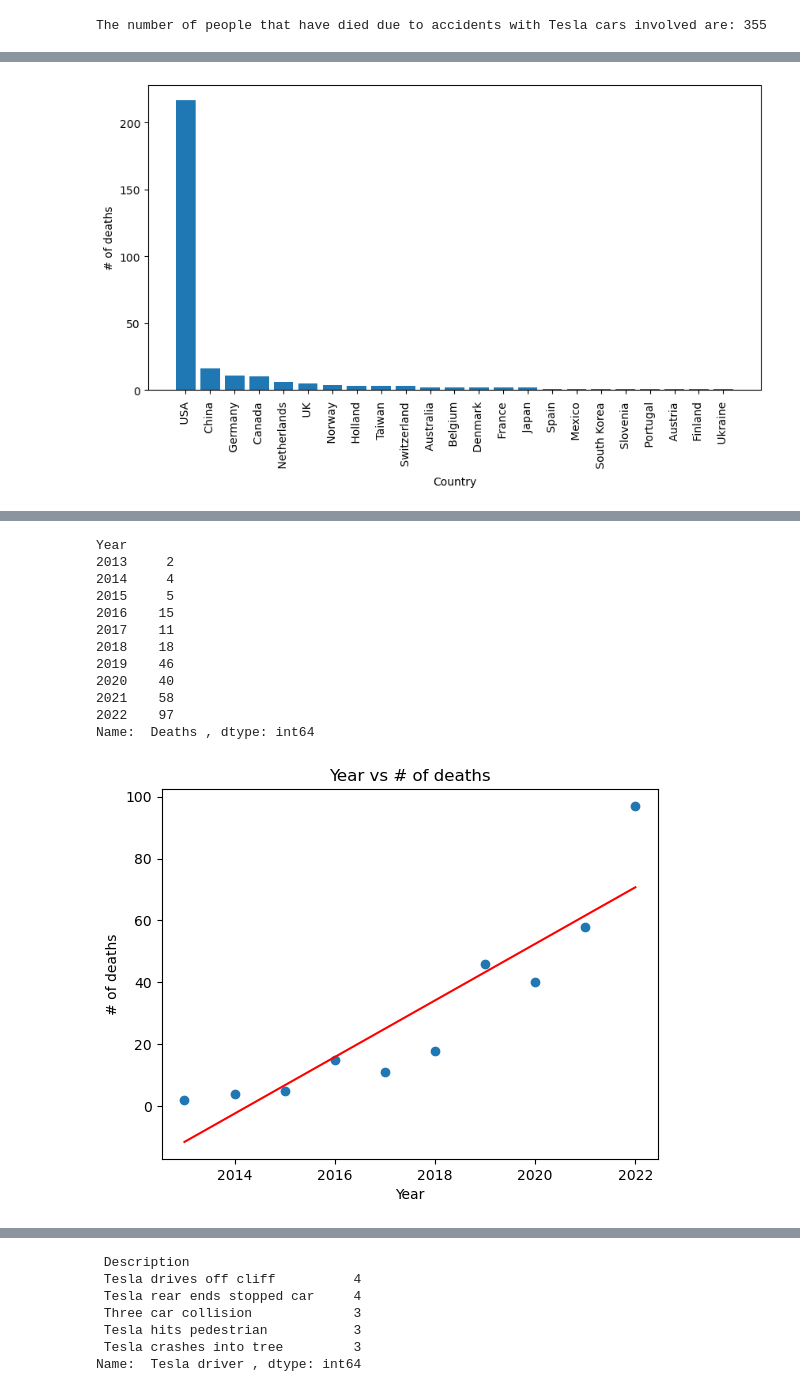
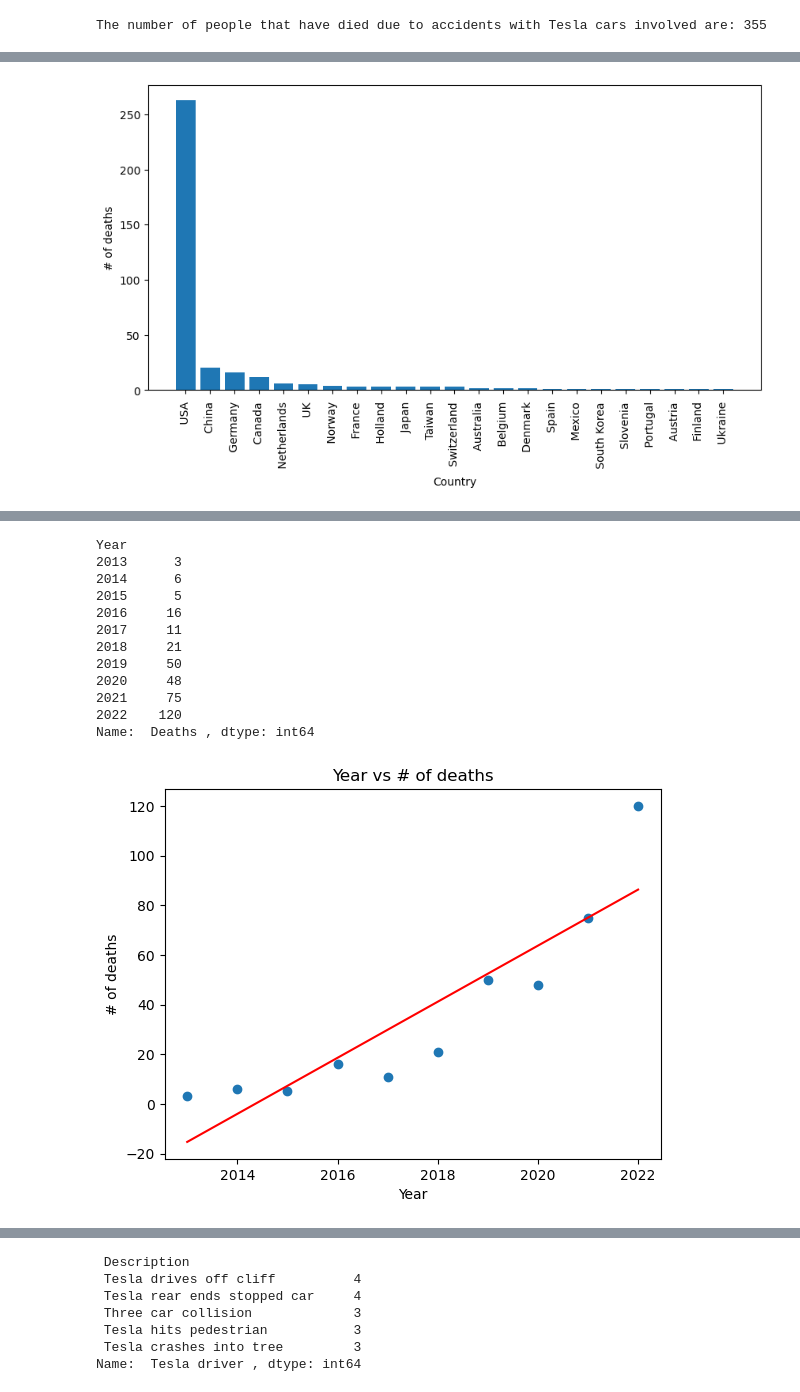
Before and after one commit to RafaOB95/Project_1, a Jupyter notebook: Project_Tesla.ipynb, the cells around one changed output, grey strips where cells are left out. Drawn from its saved outputs; the diff is of its cells as text; code cells hidden in the pictures.

```diff
--- a/Project_Tesla.ipynb
+++ b/Project_Tesla.ipynb
@@ -71,8 +71,8 @@ Name:  Deaths , dtype: int64
 # Graph of countries vs deaths #1
 plt.figure(figsize=(10,5))
 plt.bar(
-    tesla_data.groupby(' Country ')[' Deaths '].count().sort_values(ascending=False).index,
-    tesla_data.groupby(' Country ')[' Deaths '].count().sort_values(ascending=False),
+    tesla_data.groupby(' Country ')[' Deaths '].sum().sort_values(ascending=False).index,
+    tesla_data.groupby(' Country ')[' Deaths '].sum().sort_values(ascending=False),
     #colors = d_by_country[' Deaths ']
 )
 plt.xticks(rotation=90)
@@ -80,7 +80,7 @@ plt.xlabel('Country')
 plt.ylabel('# of deaths')
 plt.show()
 # %% [output]
-[figure, old version]
+[figure, new version]
 # %%
 # Graph of countries vs deaths #2
 d_plot = sor.hvplot.bar(
@@ -95,44 +95,44 @@ d_plot
 [interactive output not drawn]
 # %%
 # Deaths by year
-sor1 = tesla_data.groupby('Year')[' Deaths '].count()
+sor1 = tesla_data.groupby('Year')[' Deaths '].sum()
 sor1
 # %% [output]
 Year
-2013     2
-2014     4
-2015     5
-2016    15
-2017    11
-2018    18
-2019    46
-2020    40
-2021    58
-2022    97
+2013      3
+2014      6
+2015      5
+2016     16
+2017     11
+2018     21
+2019     50
+2020     48
+2021     75
+2022    120
 Name:  Deaths , dtype: int64
 # %%
 # regresión lineal de muertes por año
 
 def linear(x_values, y_values):
     slope,intercept,rvalue,pvalue,stderr =linregress(x_values,y_values)
     line_eq = f'y = {round(intercept,2)} + {round(slope,2)} X'
     y_predict = intercept + (slope * x_values)
     return line_eq, y_predict
 
-x_values = tesla_data.groupby('Year')[' Deaths '].count().index
-y_values = tesla_data.groupby('Year')[' Deaths '].count()
+x_values = tesla_data.groupby('Year')[' Deaths '].sum().index
+y_values = tesla_data.groupby('Year')[' Deaths '].sum()
 line_eq, y_predict = linear(x_values, y_values)
 plt.scatter(x_values, y_values)
 plt.plot(x_values, y_predict, color = "r")
 
 plt.ylabel('# of deaths')
 plt.xlabel('Year')
 plt.title('Year vs # of deaths')
 
 # Show plot
 plt.show()
 # %% [output]
-[figure, old version]
+[figure, new version]
 # %%
 # Pie chart: Deaths by year
 plt.figure(figsize = (8, 8))
```
Also changed, not shown: parts of 17 cells of this notebook, 1 other file.
